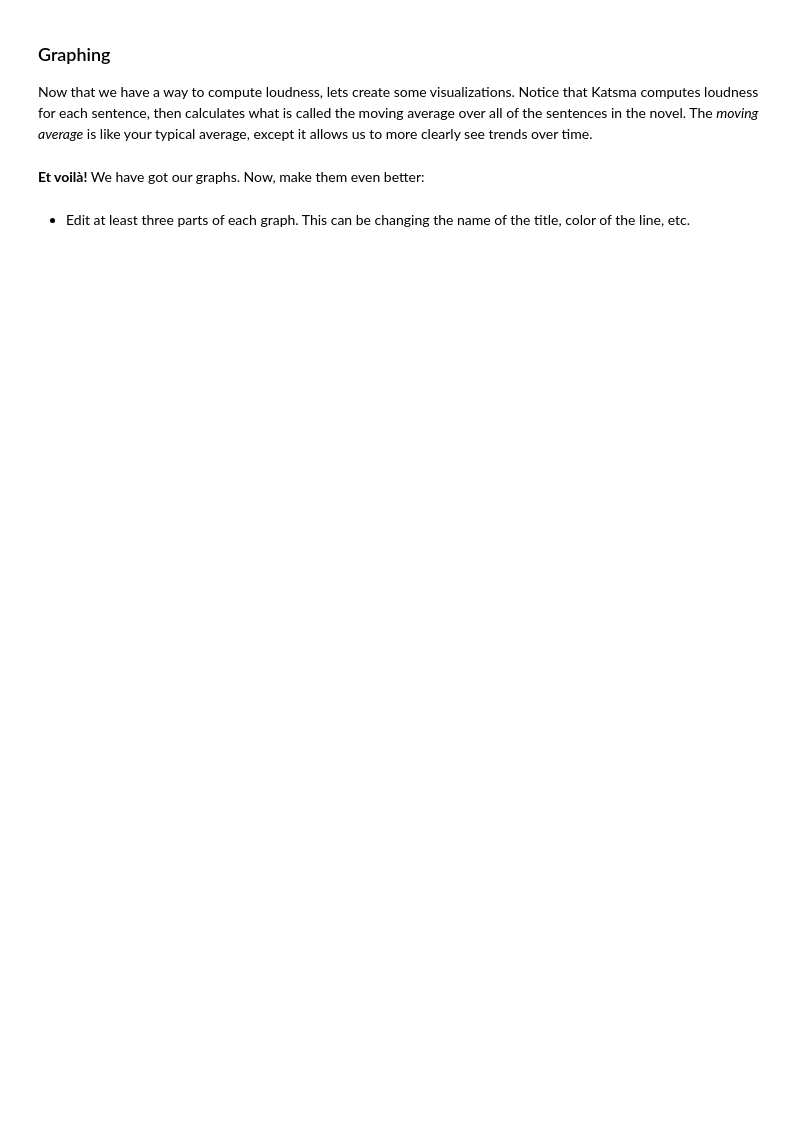
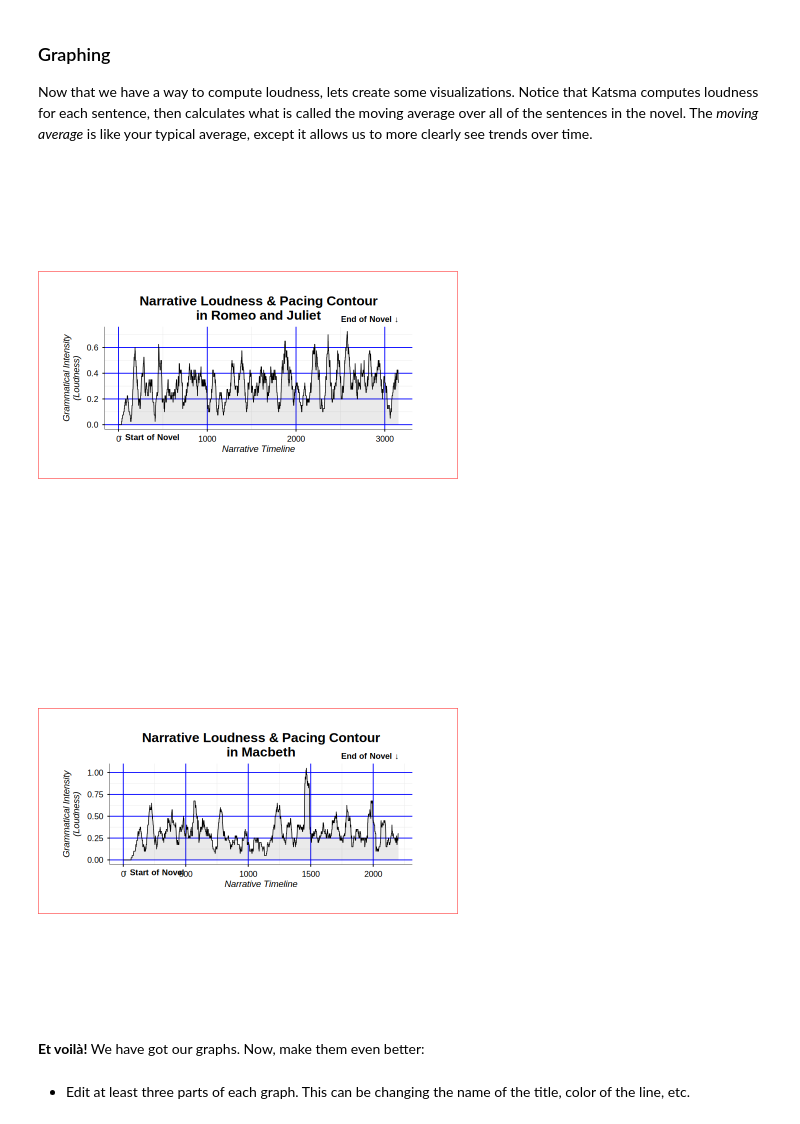
Before and after one commit to yoclean/Unit0, a Jupyter notebook: ApResearchCT_ARTS (1).ipynb, the cells around one changed output. Saved outputs shown, nothing was run; the diff lists cells and outputs as text; code cells hidden in the pictures; blank space fills up the shorter version.

```diff
--- a/ApResearchCT_ARTS (1).ipynb
+++ b/ApResearchCT_ARTS (1).ipynb
@@ -120,11 +174,11 @@ my_texts <- c(
 )
 
 # ---- EDIT THIS LINE ----
-text_title_1 <- ""
+text_title_1 <- "Romeo and Juliet"
 # ------------------------
 
 # ---- EDIT THIS LINE ----
-text_title_2 <- ""
+text_title_2 <- "Macbeth"
 # ------------------------
 
 text1 <- gutenberg_download(my_texts[[text_title_1]], meta_fields = "title")
@@ -279,36 +343,39 @@ plot_loudness <- function(text, label, window = 40) {
 
   df <- dplyr::tibble(x = seq_along(ma), y = ma)
 
   ggplot2::ggplot(df, ggplot2::aes(x, y)) +
     ggplot2::geom_area(alpha = 0.1) +
     ggplot2::geom_line(linewidth = 0.4) +
     ggplot2::annotate("text", x = min(df$x), y = -Inf,
              label = "\u2191 Start of Novel",
              hjust = 0, vjust = 1.8, size = 3.5, fontface = "bold") +
     ggplot2::annotate("text", x = max(df$x), y = Inf,
              label = "End of Novel \u2193",
              hjust = 1, vjust = -0.8, size = 3.5, fontface = "bold") +
     ggplot2::coord_cartesian(clip = "off") +
     ggplot2::labs(
       title = paste0("Narrative Loudness & Pacing Contour\nin ", label),
       x = "Narrative Timeline",
       y = "Grammatical Intensity\n(Loudness)"
     ) +
     ggplot2::theme_minimal(base_size = 11) +
     ggplot2::theme(
       aspect.ratio = 1 / 3,
       plot.title = ggplot2::element_text(size = 16, face = "bold", hjust = 0.5),
       axis.title = ggplot2::element_text(face = "italic"),
       axis.line = ggplot2::element_line(colour = "black", linewidth = 0.2),
       axis.ticks = ggplot2::element_line(colour = "black"),
       axis.text = ggplot2::element_text(colour = "black", size = 10),
-      panel.grid.major = ggplot2::element_line(colour = "grey85"),
-      plot.background = ggplot2::element_rect(fill = "white", colour = NA),
+      panel.grid.major = ggplot2::element_line(colour = "blue"),
+      plot.background = ggplot2::element_rect(fill = "white", colour = "red"),
       plot.margin = ggplot2::margin(30, 55, 30, 30)
     )
 }
 
-plot_loudness(text1, "TEXT 1")
-plot_loudness(text2, "TEXT 2")
+plot_loudness(text1, "Romeo and Juliet")
+plot_loudness(text2, "Macbeth")
+# %% [output]
+[figure, added]
+[figure, added]
 # %% [markdown]
 
```
Also changed, not shown: parts of 22 cells of this notebook.
